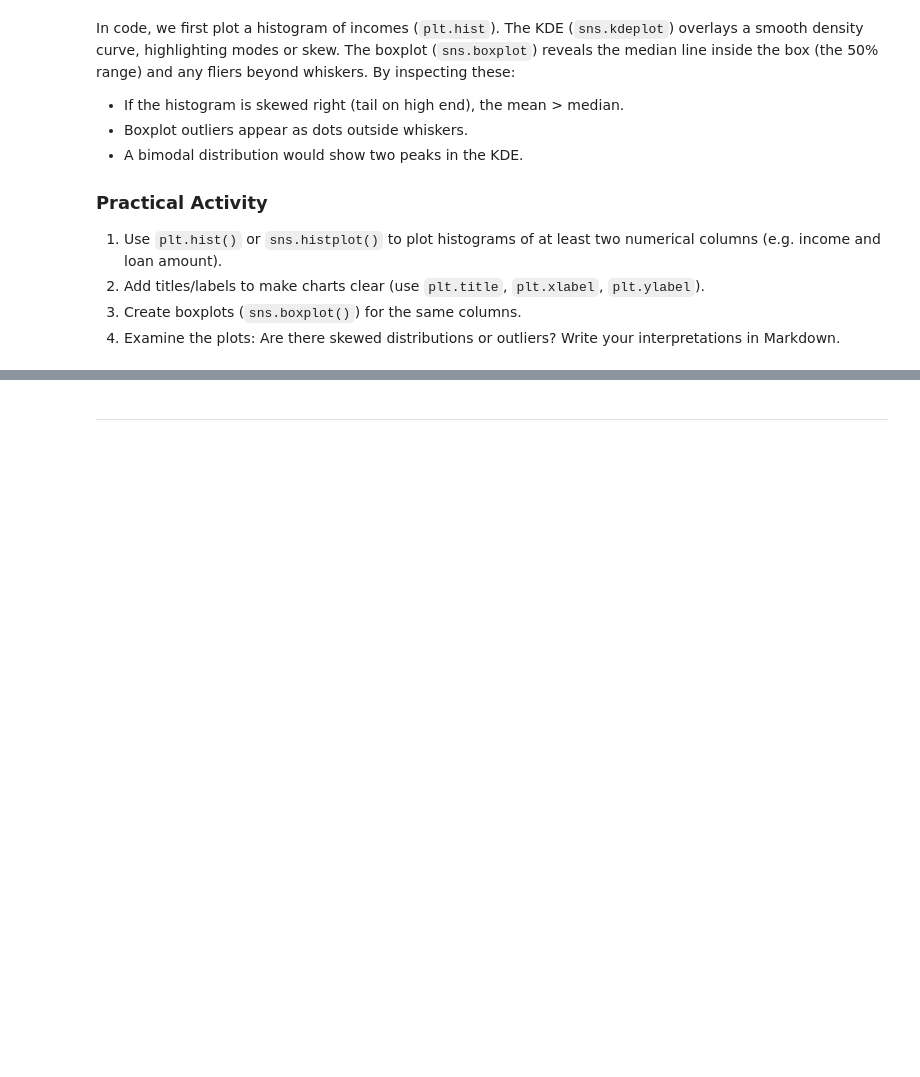
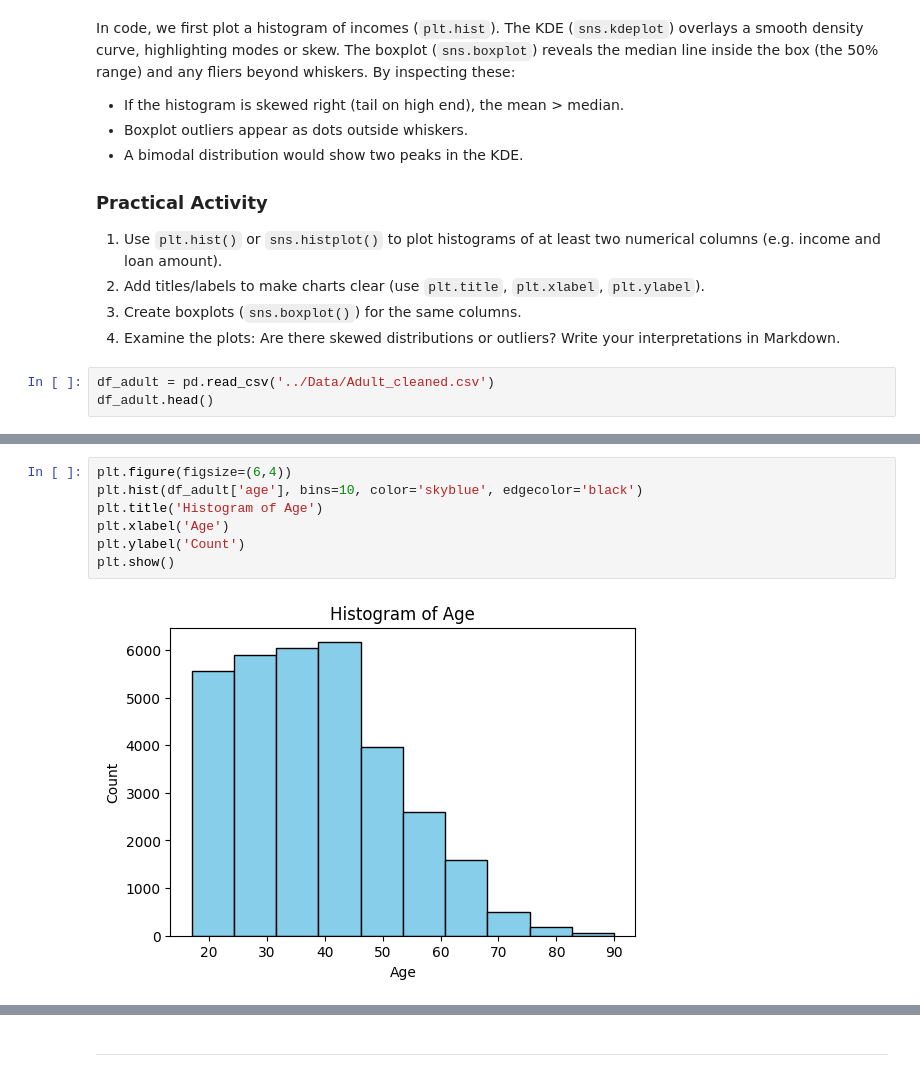
Before and after one commit to datasafariio/AI-bootcamp-fall2025, a Jupyter notebook: Session4/Session4_Exploratory_Data_Analysis_and_Visualization.ipynb, the cells around one changed output, grey strips where cells are left out. Cells and saved outputs as stored; diff of their text form; blank space fills up the shorter version.

```diff
--- a/Session4/Session4_Exploratory_Data_Analysis_and_Visualization.ipynb
+++ b/Session4/Session4_Exploratory_Data_Analysis_and_Visualization.ipynb
@@ -409,3 +425,6 @@ In code, we first plot a histogram of incomes (`plt.hist`). The KDE (`sns.kdeplo
 2. Add titles/labels to make charts clear (use `plt.title`, `plt.xlabel`, `plt.ylabel`).
 3. Create boxplots (`sns.boxplot()`) for the same columns.
 4. Examine the plots: Are there skewed distributions or outliers? Write your interpretations in Markdown.
+# %%
+df_adult = pd.read_csv('../Data/Adult_cleaned.csv')
+df_adult.head()
@@ -411,0 +438,9 @@ In code, we first plot a histogram of incomes (`plt.hist`). The KDE (`sns.kdeplo
+# %%
+plt.figure(figsize=(6,4))
+plt.hist(df_adult['age'], bins=10, color='skyblue', edgecolor='black')
+plt.title('Histogram of Age')
+plt.xlabel('Age')
+plt.ylabel('Count')
+plt.show()
+# %% [output]
+[figure, added]
```
Also changed, not shown: parts of 32 cells of this notebook, 5 other files.
